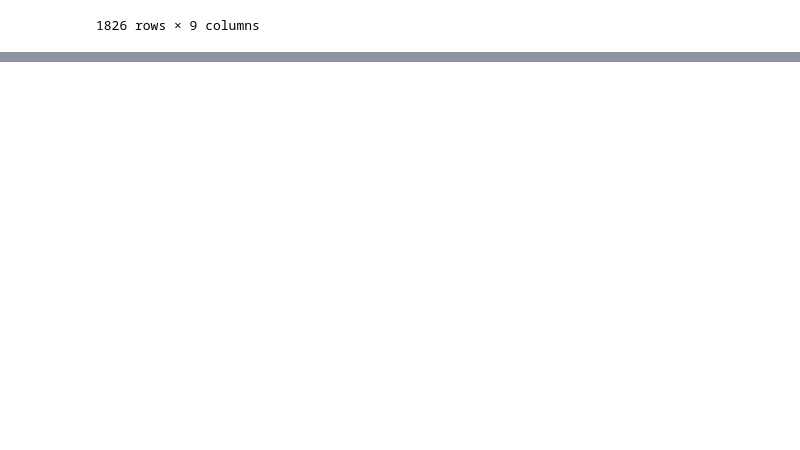
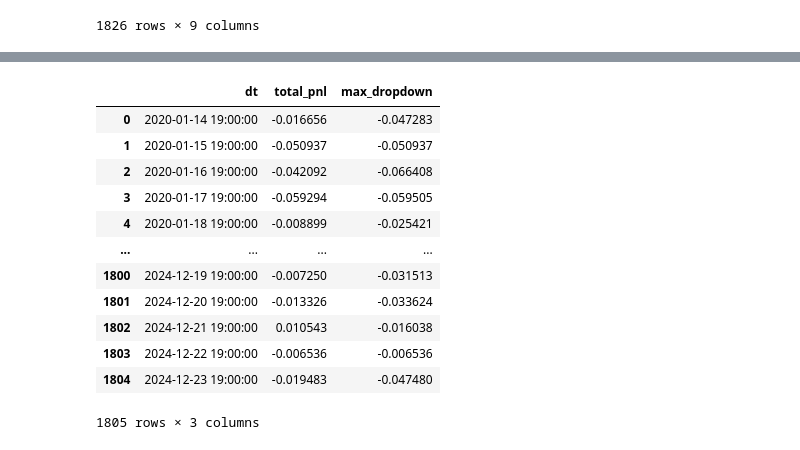
Before and after one commit to poluzerovT/Masters-thesis, a Jupyter notebook: code/research.ipynb, the cells around one changed output, grey strips where cells are left out. Saved outputs shown, nothing was run; the diff lists cells and outputs as text; code cells hidden in the pictures; blank space fills up the shorter version.

```diff
--- a/code/research.ipynb
+++ b/code/research.ipynb
@@ -102,0 +107,11 @@ data
+# %%
+t = list(range(15))
+min_hist = 5
+period = 1
+size = len(t)
+
+res = []
+
+for i in range(min_hist, size - period):
+    res.append((t[:i], t[i:i + period]))
+res
@@ -102,0 +128,5 @@ data
+# %%
+def timeseries_split(df, period, min_hist):
+    size = df.shape[0]
+    for i in range(min_hist, size - period):
+        yield df.iloc[:i], df.iloc[i: i + period]
@@ -102,0 +218,16 @@ data
+# %%
+pd.DataFrame(metrics_history)
+# %% [output]
+|  | dt | total_pnl | max_dropdown |
+| 0 | 2020-01-14 19:00:00 | -0.016656 | -0.047283 |
+| 1 | 2020-01-15 19:00:00 | -0.050937 | -0.050937 |
+| 2 | 2020-01-16 19:00:00 | -0.042092 | -0.066408 |
+| 3 | 2020-01-17 19:00:00 | -0.059294 | -0.059505 |
+| 4 | 2020-01-18 19:00:00 | -0.008899 | -0.025421 |
+| ... | ... | ... | ... |
+| 1800 | 2024-12-19 19:00:00 | -0.007250 | -0.031513 |
+| 1801 | 2024-12-20 19:00:00 | -0.013326 | -0.033624 |
+| 1802 | 2024-12-21 19:00:00 | 0.010543 | -0.016038 |
+| 1803 | 2024-12-22 19:00:00 | -0.006536 | -0.006536 |
+| 1804 | 2024-12-23 19:00:00 | -0.019483 | -0.047480 |
+1805 rows × 3 columns
```
Also changed, not shown: parts of 6 cells of this notebook.
